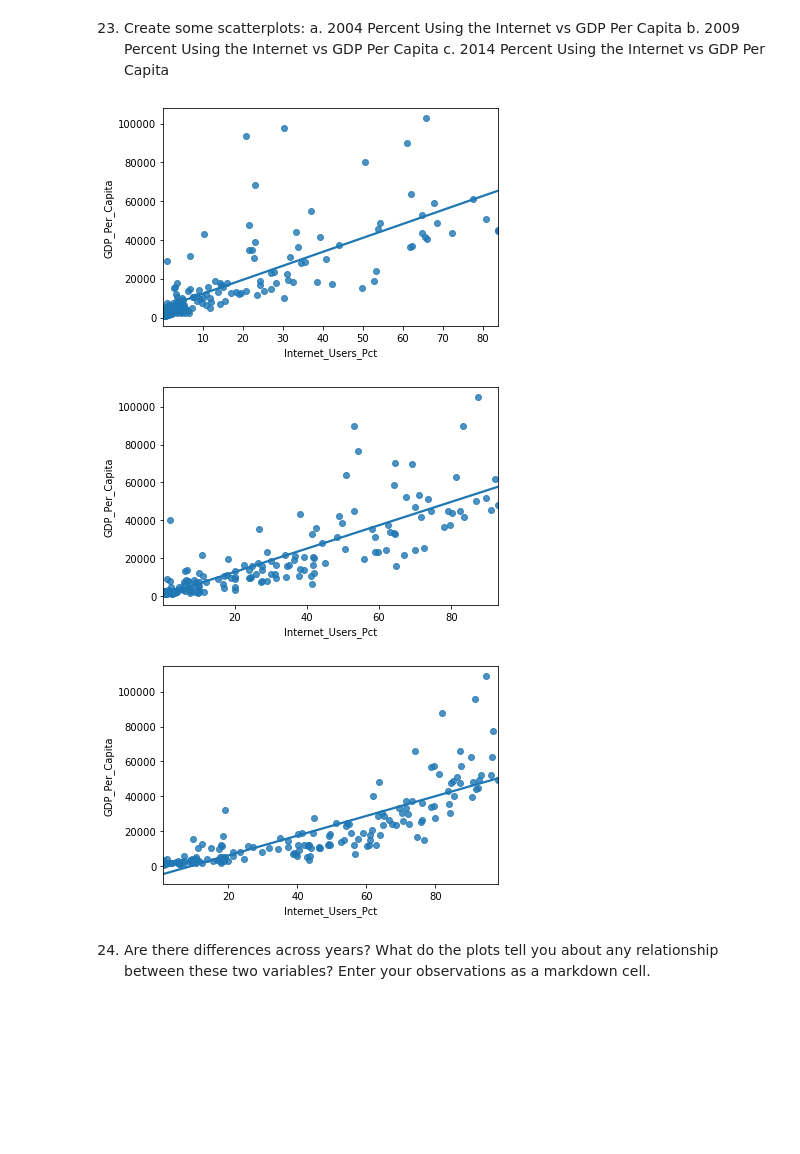
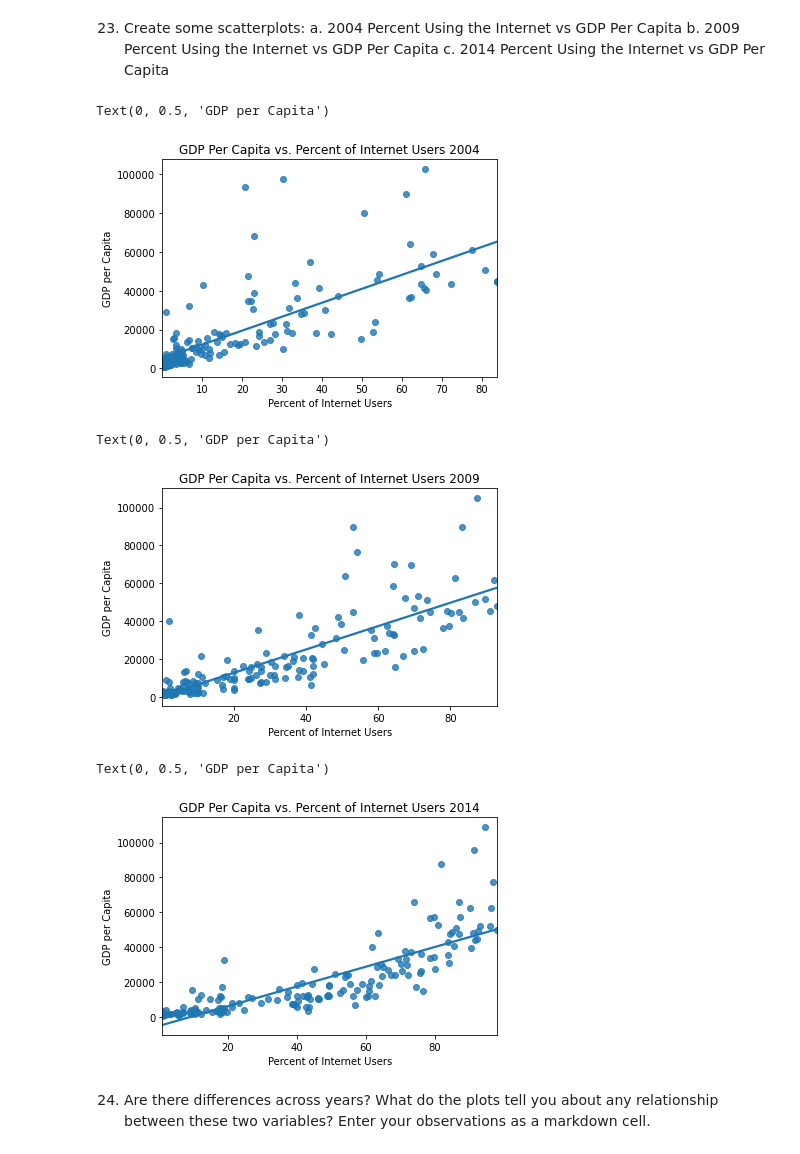
Before and after one commit to chrismack698/gdp-and-internet-usage-chrismack698, a Jupyter notebook: notebook/Python_GDP_Internet_Project.ipynb, the cells around one changed output. Drawn from its saved outputs; the diff is of its cells as text; code cells hidden in the pictures; blank space fills up the shorter version.

```diff
--- a/notebook/Python_GDP_Internet_Project.ipynb
+++ b/notebook/Python_GDP_Internet_Project.ipynb
@@ -346,24 +346,35 @@ c. 2014 Percent Using the Internet vs GDP Per Capita
 # %%
 plot_2004 = sns.regplot(x = 'Internet_Users_Pct',
                 y = 'GDP_Per_Capita',
                 ci = None,
-               data = df_2004)
+               data = df_2004
+                ).set_title('GDP Per Capita vs. Percent of Internet Users 2004')
+plt.xlabel('Percent of Internet Users')
+plt.ylabel('GDP per Capita')
 # %% [output]
+Text(0, 0.5, 'GDP per Capita')
-[figure, old version]
+[figure, new version]
 # %%
 plot_2009 = sns.regplot(x = 'Internet_Users_Pct',
                 y = 'GDP_Per_Capita',
                 ci = None,
-               data = df_2009)
+               data = df_2009
+                       ).set_title('GDP Per Capita vs. Percent of Internet Users 2009')
+plt.xlabel('Percent of Internet Users')
+plt.ylabel('GDP per Capita')
 # %% [output]
+Text(0, 0.5, 'GDP per Capita')
-[figure, old version]
+[figure, new version]
 # %%
 plot_2014 = sns.regplot(x = 'Internet_Users_Pct',
                 y = 'GDP_Per_Capita',
                 ci = None,
-               data = df_2014)
+               data = df_2014).set_title('GDP Per Capita vs. Percent of Internet Users 2014')
+plt.xlabel('Percent of Internet Users')
+plt.ylabel('GDP per Capita')
 # %% [output]
+Text(0, 0.5, 'GDP per Capita')
-[figure, old version]
+[figure, new version]
 # %% [markdown]
 24. Are there differences across years? What do the plots tell you about any relationship between these two variables? Enter your observations as a markdown cell.
 # %% [markdown]
```
Also changed, not shown: parts of 20 cells of this notebook, 1 other file.
